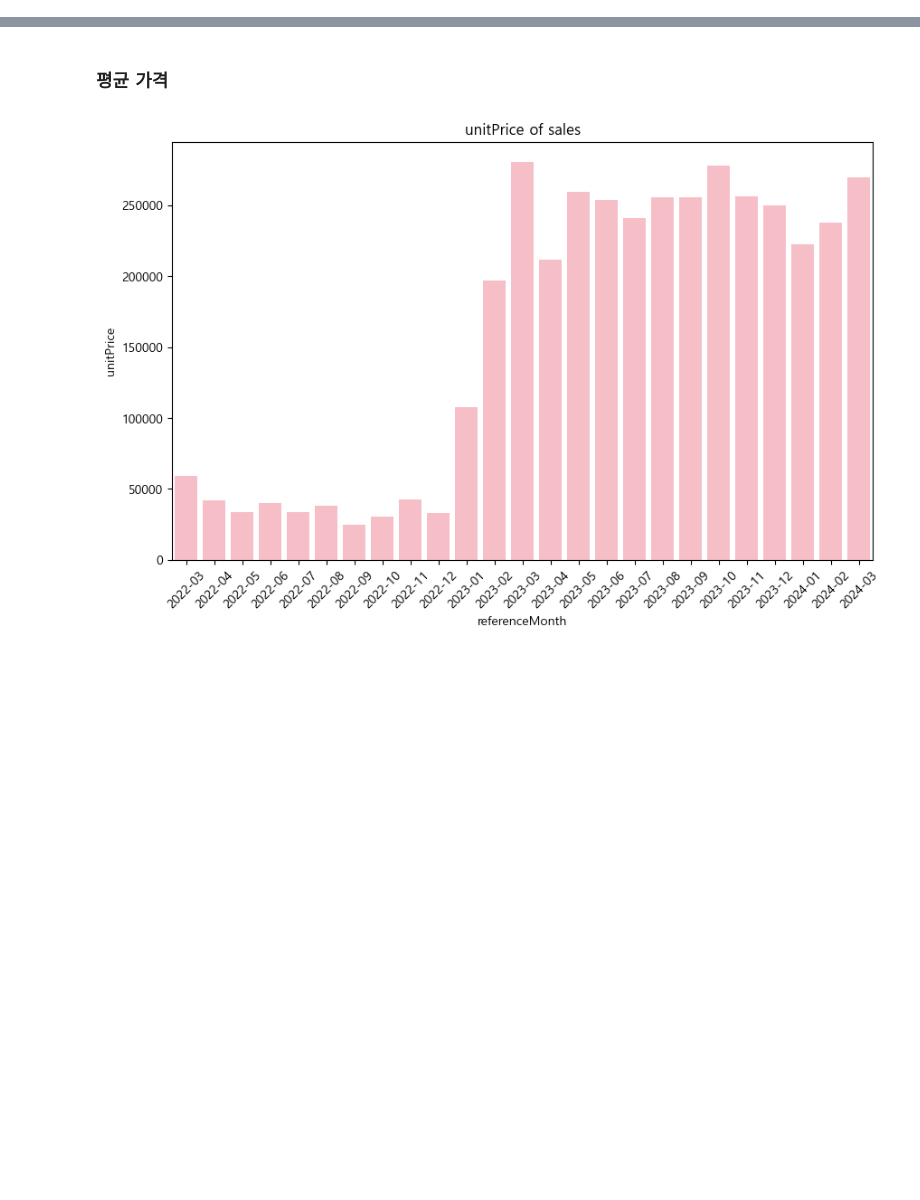
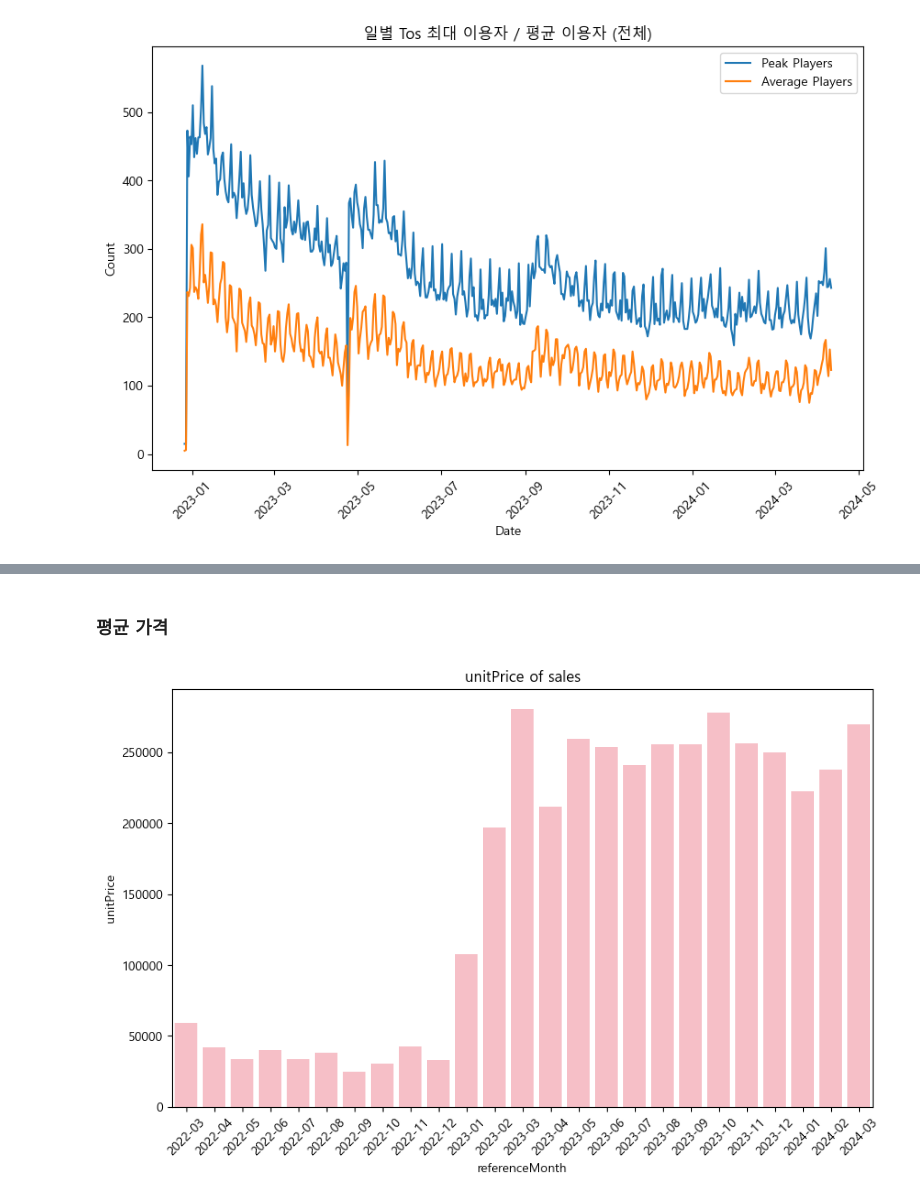
Before and after one commit to entangelk/tree_of_savior, a Jupyter notebook: docs/analysis/basic_analysis.ipynb, the cells around one changed output, grey strips where cells are left out. Saved outputs shown, nothing was run; the diff lists cells and outputs as text; code cells hidden in the pictures; blank space fills up the shorter version.

```diff
--- a/docs/analysis/basic_analysis.ipynb
+++ b/docs/analysis/basic_analysis.ipynb
@@ -27,3 +27,5 @@ analysisdata = pd.read_json('../data/getseedcorpdata.json')
+# %%
+df_user = pd.read_csv('../data/chart.csv')
 # %%
 analysisdata
 # %% [output]
@@ -79,0 +59,14 @@ plt.show()
+# %%
+df_user['DateTime'] = pd.to_datetime(df_user['DateTime'])
+# %%
+plt.figure(figsize=(10, 6))
+sns.lineplot(data=df_user.query('DateTime < "2024-04-12"'), x='DateTime', y='Players', label='Peak Players')
+sns.lineplot(data=df_user.query('DateTime < "2024-04-12"'), x='DateTime', y='Average Players', label='Average Players')
+plt.xlabel('Date')
+plt.ylabel('Count')
+plt.title('일별 Tos 최대 이용자 / 평균 이용자 (전체)')
+plt.legend()
+plt.xticks(rotation=45)
+plt.show()
+# %% [output]
+[figure, added]
```
Also changed, not shown: parts of 17 cells of this notebook, 1 other file.
